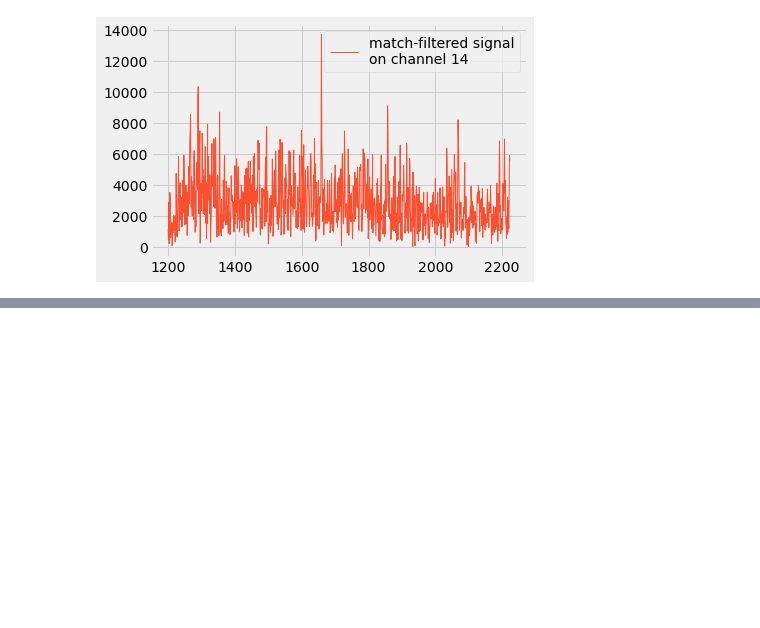
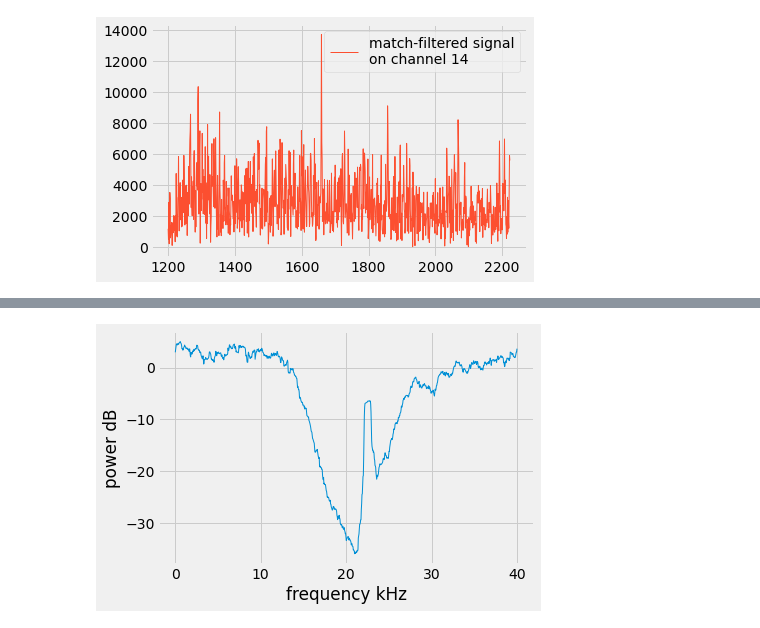
Before and after one commit to fonstelien/INF4480, a Jupyter notebook: project3/project3.ipynb, the cells around one changed output, grey strips where cells are left out. Cells and saved outputs as stored; diff of their text form; code cells hidden in the pictures; blank space fills up the shorter version.

```diff
--- a/project3/project3.ipynb
+++ b/project3/project3.ipynb
@@ -168,3 +197,29 @@ def welch(x, L, D=None, wname=None, zero_pad=0, normalize=False):
+# %%
+def multitaper(x, K, zero_pad=0, normalize=True, **kwargs):
+    '''Estimates the Power Spectrum Density with the Multi-Taper method, using "poor-man's" tapers.'''
+
+    # Calculate the poor-man tapers
+    N = x.shape[0]
+    n = np.arange(N)
+    k = np.arange(K).reshape(-1,1)
+    W = np.sqrt(2/(N+1))*np.sin(np.pi*(k+1)*(n+1)/(N+1))
+
+    # Set shape of the periodograms
+    Pxx = np.empty((K,N+zero_pad))
+
+    # Calculate periodograms
+    for i in range(K):
+        w = W[i,:]
+        Pxx[i,:] = periodogram(x*w, zero_pad=zero_pad, normalize=False, **kwargs)
+
+    # Estimate PSD
+    Pxx = Pxx.mean(axis=0)
+
+    # Normalize around the mean of Pxx
+    if normalize:
+        Pxx = Pxx/Pxx.mean()
+
+    return Pxx
 # %%
 channel = 14
 M, N = 1200, 1024
@@ -207,0 +270,9 @@ plt.show()
+# %%
+Pxx = multitaper(x, 20)
+f = np.linspace(0, fs/1000, Pxx.shape[0])
+plt.plot(f, 10*np.log10(Pxx), lw=1)
+plt.xlabel('frequency kHz')
+plt.ylabel('power dB')
+plt.show()
+# %% [output]
+[figure, added]
```
Also changed, not shown: parts of 9 cells of this notebook.
